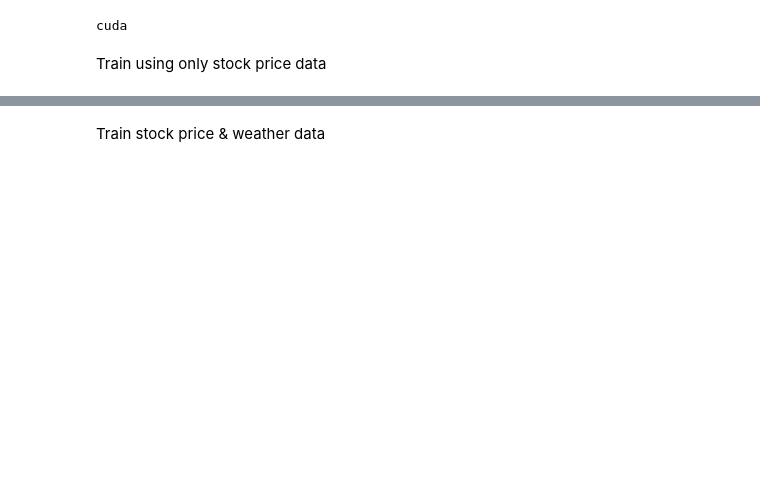
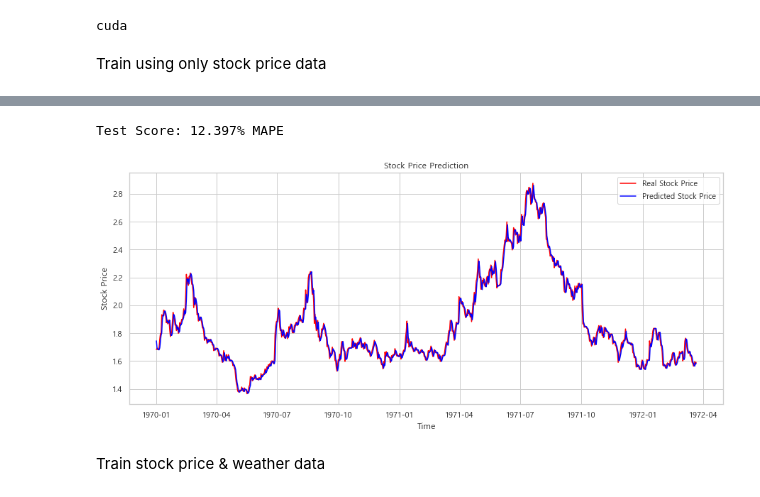
Before and after one commit to Onedas/22_01_IDS507_FinalProject, a Jupyter notebook: stock_prediction.ipynb, the cells around one changed output, grey strips where cells are left out. Saved outputs shown, nothing was run; the diff lists cells and outputs as text; code cells hidden in the pictures; blank space fills up the shorter version.

```diff
--- a/stock_prediction.ipynb
+++ b/stock_prediction.ipynb
@@ -187,8 +190,11 @@ def train(model, train_loader, criterion, optimizer, epochs=10, device=torch.dev
             for step, (x, y) in enumerate(valid_loader):
                 x, y = x.float().to(device), y.float().to(device)
                 pred = model(x)
-                valid_loss += F.l1_loss(pred, y).item()
-            print(f"valid_loss={valid_loss/(step+1)}")
+                pred = torch.exp(pred) + 1
+                y = torch.exp(y) + 1
+                valid_loss += mean_absolute_percentage_error(y.detach().cpu().numpy().squeeze(),
+                                                             pred.detach().cpu().numpy().squeeze())
+            print(f"valid_loss={valid_loss}")
 
     return model
 # %%
@@ -213,7 +219,7 @@ valid_ds = StockDataset(test_df[['Close']], t_dim=t_dim, label=['Close'])
 valid_loader = DataLoader(valid_ds, batch_size=batch_size, shuffle=False)
 # loss, optimizer
 criterion = nn.MSELoss()
-optimizer = torch.optim.RMSprop(stock_model.parameters(), lr=0.001)
+optimizer = torch.optim.Adam(stock_model.parameters(), lr=0.001)
 # train
 model = train(stock_model, train_loader, criterion, optimizer, epochs, device=device,
               valid_loader=valid_loader)
@@ -241,3 +247,37 @@ valid_loss=0.17282057438905424
+# %%
+model_y_pred = []
+model_y_true = []
+temp = (0,0)
+model.eval()
+for x, y in DataLoader(valid_ds, batch_size=1):
+    y_pred = model(x.float().to(device))
+    model_y_pred.append(y_pred.detach().cpu().numpy())
+    model_y_true.append(y.detach().cpu().numpy())
+# %%
+import math
+test_y_pred = np.exp(np.concatenate(model_y_pred)).squeeze() +1
+test_y_true = np.exp(np.concatenate(model_y_true)).squeeze() + 1
+
+
+testScore = math.sqrt(mean_absolute_percentage_error(test_y_true, test_y_pred))
+print(f'Test Score: {testScore*100:.3f}% MAPE')
+# %% [output]
+Test Score: 12.397% MAPE
+# %%
+figure, axes = plt.subplots(figsize=(15, 6))
+axes.xaxis_date()
+
+axes.plot(np.arange(len(test_y_true)), test_y_true, color = 'red', label = 'Real Stock Price')
+axes.plot(np.arange(len(test_y_true)), test_y_pred, color = 'blue', label = 'Predicted Stock Price')
+# axes.xticks(np.arange(0,394,50))
+plt.title('Stock Price Prediction')
+plt.xlabel('Time')
+plt.ylabel('Stock Price')
+plt.legend()
+plt.savefig('pred.png')
+plt.show()
+# %% [output]
+[figure, added]
 # %% [markdown]
 Train stock price & weather data
 # %%
```
Also changed, not shown: parts of 11 cells of this notebook.
